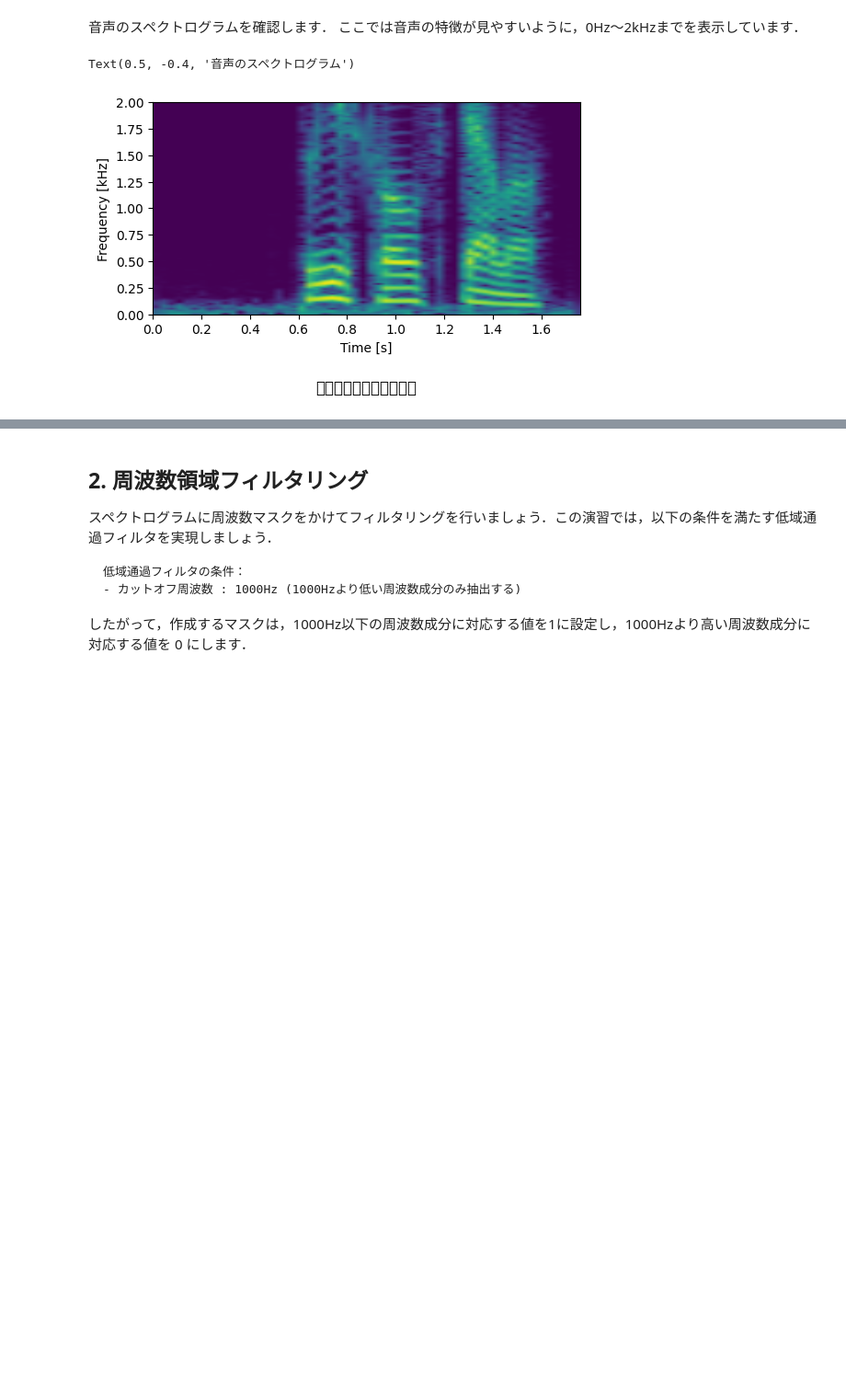
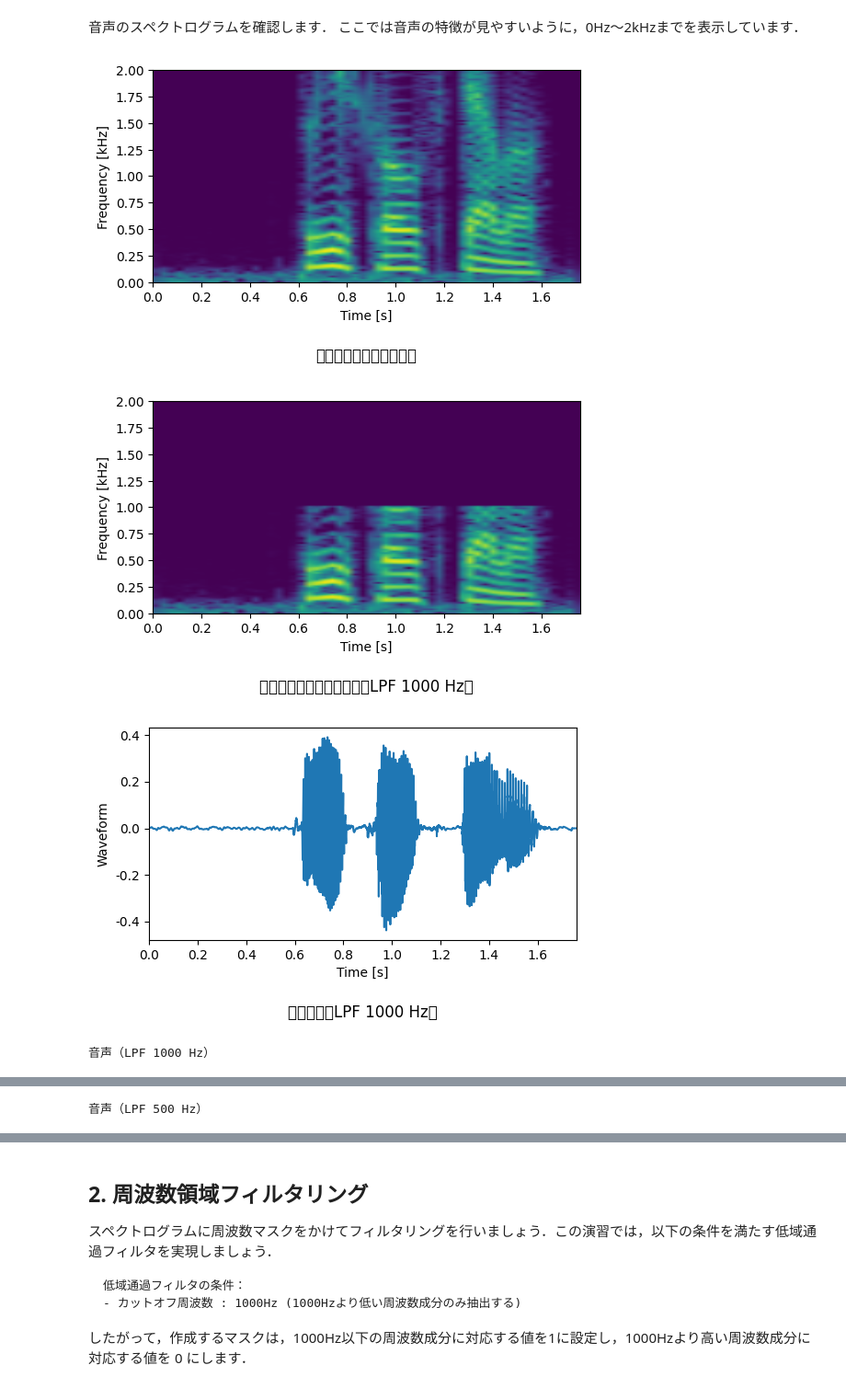
Before and after one commit to yukisuzuki121210240311-lgtm/SougouEnshu-A, a Jupyter notebook: ensyu_3_1.ipynb, the cells around one changed output, grey strips where cells are left out. Shown at 92% size. Saved outputs shown, nothing was run; the diff lists cells and outputs as text; code cells hidden in the pictures; blank space fills up the shorter version.

```diff
--- a/ensyu_3_1.ipynb
+++ b/ensyu_3_1.ipynb
@@ -147,22 +147,68 @@ fs
 # %%
 # 補足：# パワースペクトログラムの計算
 S_x = 10*np.log10(np.abs(X)**2+10**(-8))  # dB単位
 
 # 図の用意
 fig2 = plt.figure(num=2, figsize=(6,3))
 
 # 複数のグラフを作成
 ax1 = fig2.add_subplot(111) # グラフを作成
 
 # 各グラフをプロット
 extent = [t.min(), t.max(), f.min()/1000, f.max()/1000]
 ax1.imshow(S_x, aspect='auto', origin='lower', interpolation='bilinear', extent=extent)
 
 # 軸名・範囲の設定
 ax1.set_ylim([0,2]) # 0~2kHzまでを表示
 ax1.set_ylabel("Frequency [kHz]")
 ax1.set_xlabel("Time [s]")
 plt.title("音声のスペクトログラム", y=-0.4)
+
+import numpy as np
+import matplotlib.pyplot as plt
+import scipy.signal as sg
+import IPython.display as disp
+from IPython.display import display
+
+n_seg = 1024
+n_shift = 512
+f, t_spec, X = sg.stft(x, fs=fs, nperseg=n_seg, noverlap=n_seg-n_shift)
+
+def lpf_stft(X, f, fc_hz: int):
+
+    mask = (f[:, None] <= fc_hz)
+    return X * mask
+
+for fc in [1000, 500]:
+    X_lpf = lpf_stft(X, f, fc)
+    t_recon, y = sg.istft(X_lpf, fs=fs, nperseg=n_seg, noverlap=n_seg-n_shift)
+
+    S_x = 10*np.log10(np.abs(X_lpf)**2 + 1e-8)
+
+    fig2 = plt.figure(figsize=(6,3))
+    ax2 = fig2.add_subplot(111)
+    extent = [t_spec.min(), t_spec.max(), f.min()/1000, f.max()/1000]
+    ax2.imshow(S_x, aspect='auto', origin='lower', interpolation='bilinear', extent=extent)
+    ax2.set_ylim([0, 2])  # 0〜2 kHzを表示
+    ax2.set_ylabel("Frequency [kHz]")
+    ax2.set_xlabel("Time [s]")
+    plt.title(f"音声のスペクトログラム（LPF {fc} Hz）", y=-0.4)
+    plt.show()
+
+    fig1 = plt.figure(figsize=(6,3))
+    ax1 = fig1.add_subplot(111)
+    tt = np.arange(len(y))/fs
+    ax1.plot(tt, y)
+    ax1.set_xlim([tt[0], tt[-1]])
+    ax1.set_ylabel("Waveform")
+    ax1.set_xlabel("Time [s]")
+    plt.title(f"音声波形（LPF {fc} Hz）", y=-0.4)
+    plt.show()
+
+    print(f"音声（LPF {fc} Hz）")
+    display(disp.Audio(y, rate=fs))
 # %% [output]
+[figure]
+[figure, added]
+[figure, added]
-Text(0.5, -0.4, '音声のスペクトログラム')
+音声（LPF 1000 Hz）
-[figure]
@@ -168,0 +218 @@ Text(0.5, -0.4, '音声のスペクトログラム')
+音声（LPF 500 Hz）
```
Also changed, not shown: parts of 1 cell of this notebook.
